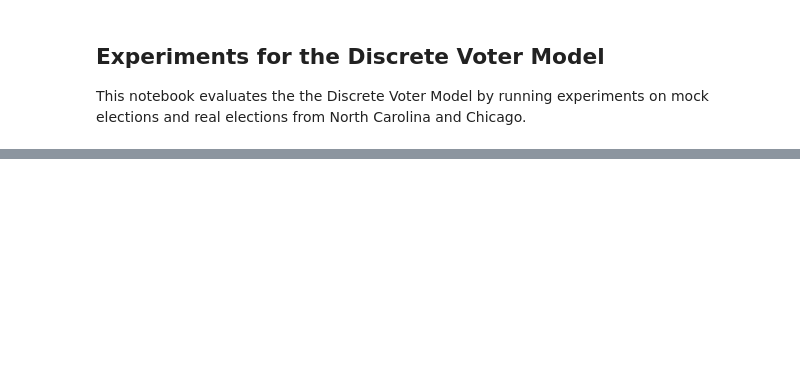
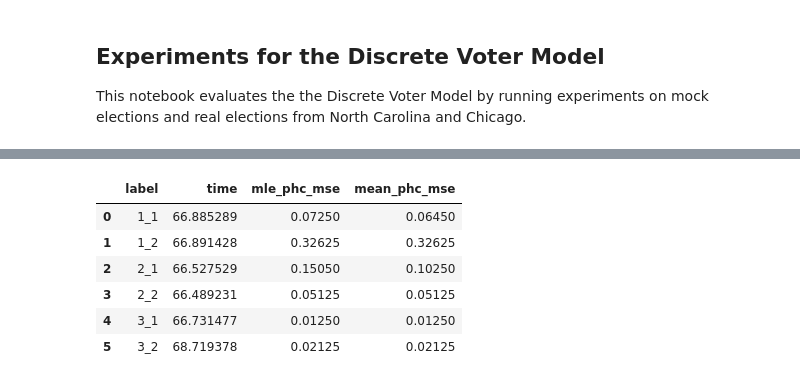
Before and after one commit to hangulu/thesis, a Jupyter notebook: code/experiments.ipynb, the cells around one changed output, grey strips where cells are left out. Cells and saved outputs as stored; diff of their text form; code cells hidden in the pictures; blank space fills up the shorter version.

```diff
--- a/code/experiments.ipynb
+++ b/code/experiments.ipynb
@@ -73,0 +223,13 @@ experiments_3d.append((random_election_6_4, eval_demo_6, eval_beta_4, "6_4"))
+# %%
+# Scoring by expectation with an HMC kernel
+hmc_expec_3d_df = dvm_eval.batch_dvm_eval(experiments_3d, n_steps, n_iter, phc_gran, hmc=True)
+# %%
+hmc_expec_3d_df
+# %% [output]
+|  | label | time | mle_phc_mse | mean_phc_mse |
+| 0 | 1_1 | 66.885289 | 0.07250 | 0.06450 |
+| 1 | 1_2 | 66.891428 | 0.32625 | 0.32625 |
+| 2 | 2_1 | 66.527529 | 0.15050 | 0.10250 |
+| 3 | 2_2 | 66.489231 | 0.05125 | 0.05125 |
+| 4 | 3_1 | 66.731477 | 0.01250 | 0.01250 |
+| 5 | 3_2 | 68.719378 | 0.02125 | 0.02125 |
```
Also changed, not shown: parts of 38 cells of this notebook, 10 other files.
